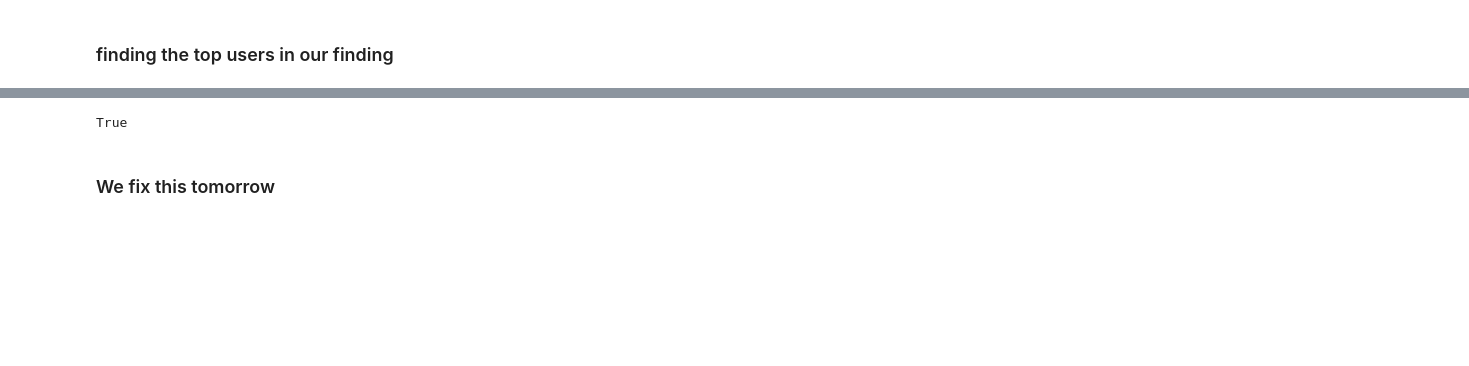
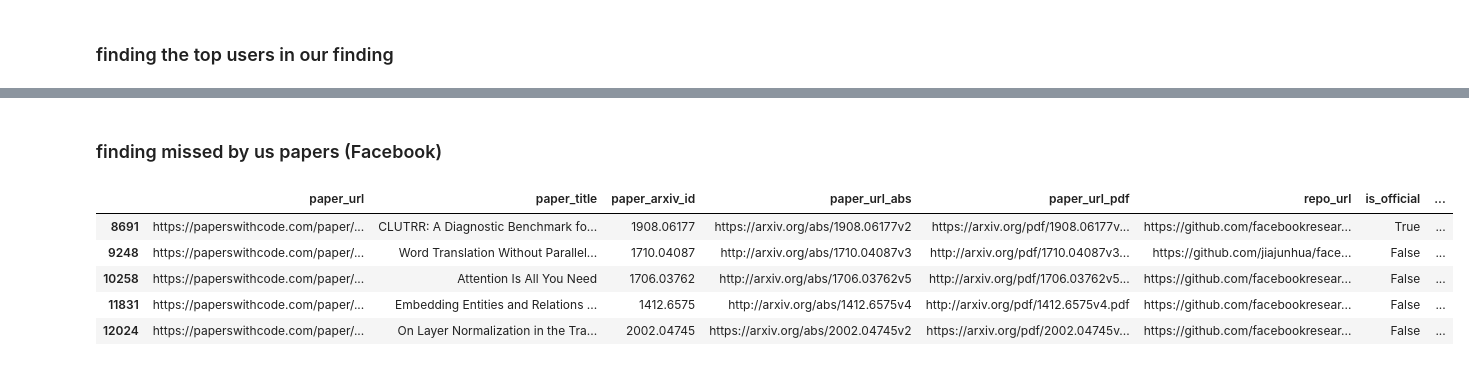
Before and after one commit to zarifikram/Paper-With-Repositories, a Jupyter notebook: src/notebooks/FigureGeneration.ipynb, the cells around one changed output, grey strips where cells are left out. Drawn from its saved outputs; the diff is of its cells as text; code cells hidden in the pictures; blank space fills up the shorter version.

```diff
--- a/src/notebooks/FigureGeneration.ipynb
+++ b/src/notebooks/FigureGeneration.ipynb
@@ -191,6 +168,22 @@ c = companyDf[companyDf['Title'].str.contains('BOiLS')].iloc[0].Title
-# %%
-a.lower()==c.lower()
-# %% [output]
-True
-# %% [markdown]
-###  We fix this tomorrow
+# %% [markdown]
+### finding missed by us papers (Facebook)
+# %%
+papersByFacebookPWC = matchedPapersInPWC[(matchedPapersInPWC.repo_url.str.contains('facebookresearch')) & (matchedPapersInPWC.mentioned_in_github==True)]
+papersByFacebookUs = matchedPapersInfo[matchedPapersInfo.repo_link.str.contains('facebookresearch')]
+notIncludedPapers = []
+big = list(papersByFacebookPWC.paper_title.str.lower())
+smol = list(papersByFacebookUs.Title.str.lower())
+for paper in big:
+    if paper not in smol:
+        notIncludedPapers.append(paper)
+# %%
+missedByUs = papersByFacebookPWC[papersByFacebookPWC.paper_title.str.lower().isin(notIncludedPapers)]
+# %%
+missedByUs.iloc[10:15]
+# %% [output]
+|  | paper_url | paper_title | paper_arxiv_id | paper_url_abs | paper_url_pdf | repo_url | is_official | ... |
+| 8691 | https://paperswithcode.com/paper/... | CLUTRR: A Diagnostic Benchmark fo... | 1908.06177 | https://arxiv.org/abs/1908.06177v2 | https://arxiv.org/pdf/1908.06177v... | https://github.com/facebookresear... | True | ... |
+| 9248 | https://paperswithcode.com/paper/... | Word Translation Without Parallel... | 1710.04087 | http://arxiv.org/abs/1710.04087v3 | http://arxiv.org/pdf/1710.04087v3... | https://github.com/jiajunhua/face... | False | ... |
+| 10258 | https://paperswithcode.com/paper/... | Attention Is All You Need | 1706.03762 | http://arxiv.org/abs/1706.03762v5 | http://arxiv.org/pdf/1706.03762v5... | https://github.com/facebookresear... | False | ... |
+| 11831 | https://paperswithcode.com/paper/... | Embedding Entities and Relations ... | 1412.6575 | http://arxiv.org/abs/1412.6575v4 | http://arxiv.org/pdf/1412.6575v4.pdf | https://github.com/facebookresear... | False | ... |
+| 12024 | https://paperswithcode.com/paper/... | On Layer Normalization in the Tra... | 2002.04745 | https://arxiv.org/abs/2002.04745v2 | https://arxiv.org/pdf/2002.04745v... | https://github.com/facebookresear... | False | ... |
```
Also changed, not shown: parts of 16 cells of this notebook, 4 other files.
